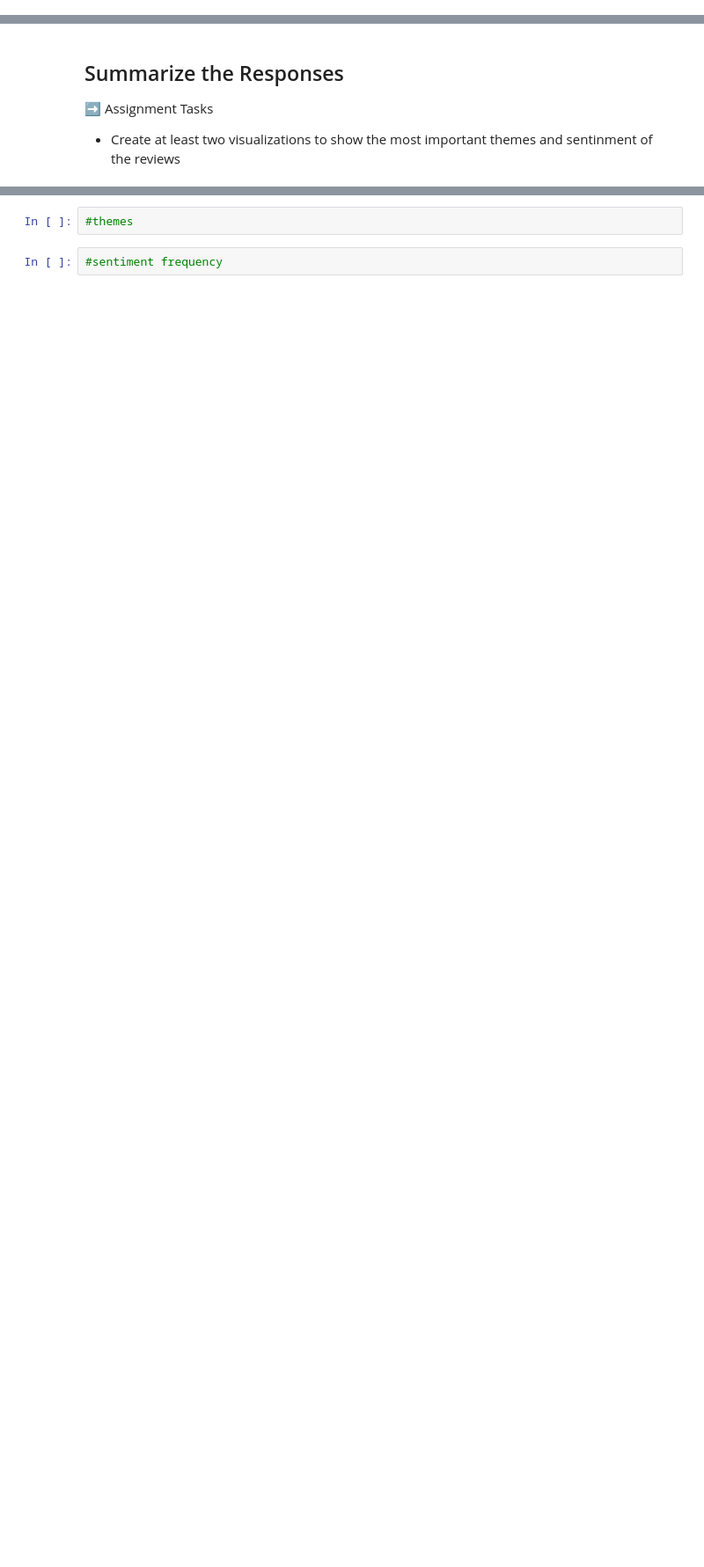
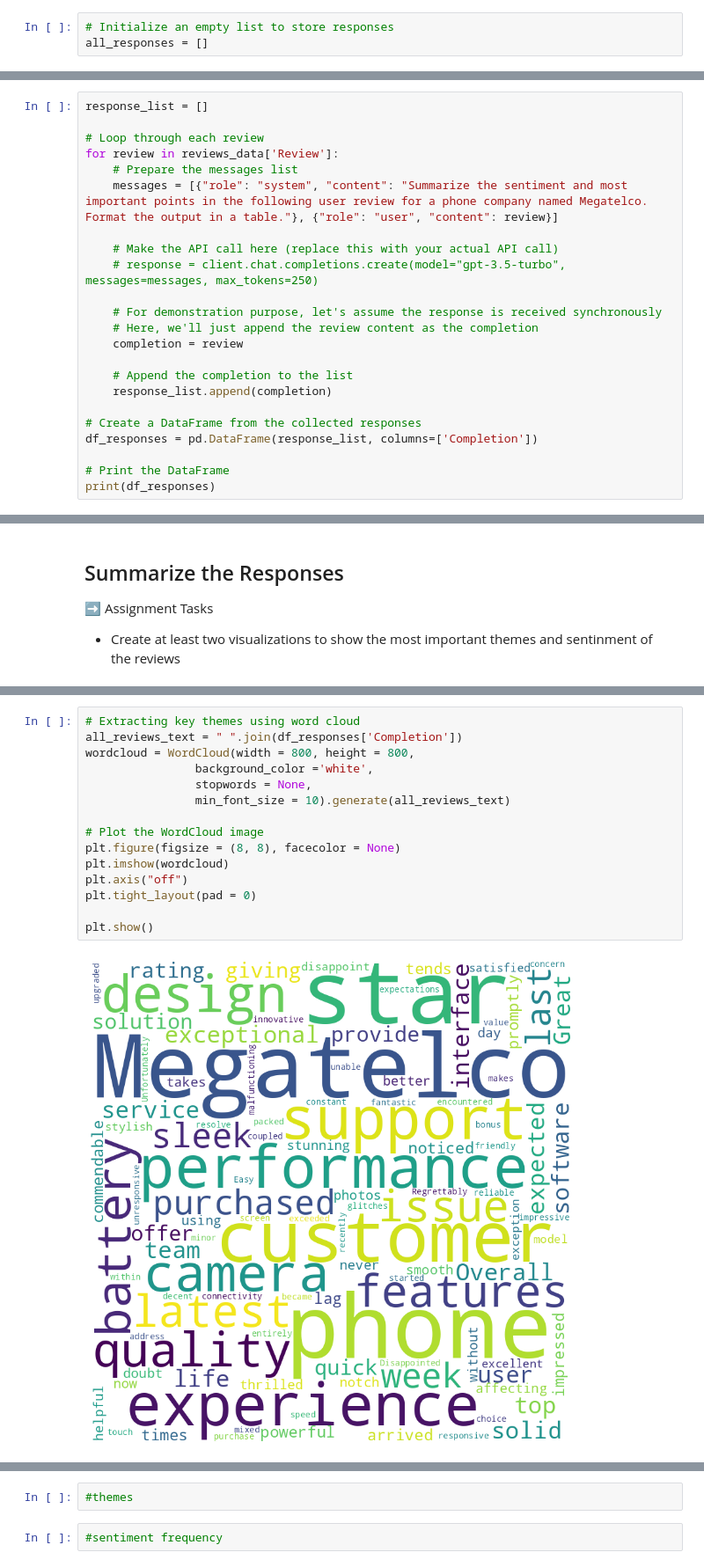
Before and after one commit to u1331486/IS-4487-Labs, a Jupyter notebook: Labs/Scripts/lab14_megatelco_reviews.ipynb, the cells around one changed output, grey strips where cells are left out. Shown: that part at 88% size. Saved outputs shown, nothing was run; the diff lists cells and outputs as text; blank space fills up the shorter version.

```diff
--- a/Labs/Scripts/lab14_megatelco_reviews.ipynb
+++ b/Labs/Scripts/lab14_megatelco_reviews.ipynb
@@ -131,3 +131,6 @@ print(response.choices[0].message.content)
 - Collect the responses in a single datafram
 # %%
 #loop and collect responses
+# %%
+# Initialize an empty list to store responses
+all_responses = []
@@ -133,0 +182,23 @@ print(response.choices[0].message.content)
+# %%
+response_list = []
+
+# Loop through each review
+for review in reviews_data['Review']:
+    # Prepare the messages list
+    messages = [{"role": "system", "content": "Summarize the sentiment and most important points in the following user review for a phone company named Megatelco. Format the output in a table."}, {"role": "user", "content": review}]
+
+    # Make the API call here (replace this with your actual API call)
+    # response = client.chat.completions.create(model="gpt-3.5-turbo", messages=messages, max_tokens=250)
+
+    # For demonstration purpose, let's assume the response is received synchronously
+    # Here, we'll just append the review content as the completion
+    completion = review
+
+    # Append the completion to the list
+    response_list.append(completion)
+
+# Create a DataFrame from the collected responses
+df_responses = pd.DataFrame(response_list, columns=['Completion'])
+
+# Print the DataFrame
+print(df_responses)
@@ -138,0 +225,17 @@ print(response.choices[0].message.content)
+# %%
+# Extracting key themes using word cloud
+all_reviews_text = " ".join(df_responses['Completion'])
+wordcloud = WordCloud(width = 800, height = 800,
+                background_color ='white',
+                stopwords = None,
+                min_font_size = 10).generate(all_reviews_text)
+
+# Plot the WordCloud image
+plt.figure(figsize = (8, 8), facecolor = None)
+plt.imshow(wordcloud)
+plt.axis("off")
+plt.tight_layout(pad = 0)
+
+plt.show()
+# %% [output]
+[figure, added]
```
Also changed, not shown: parts of 6 cells of this notebook.
